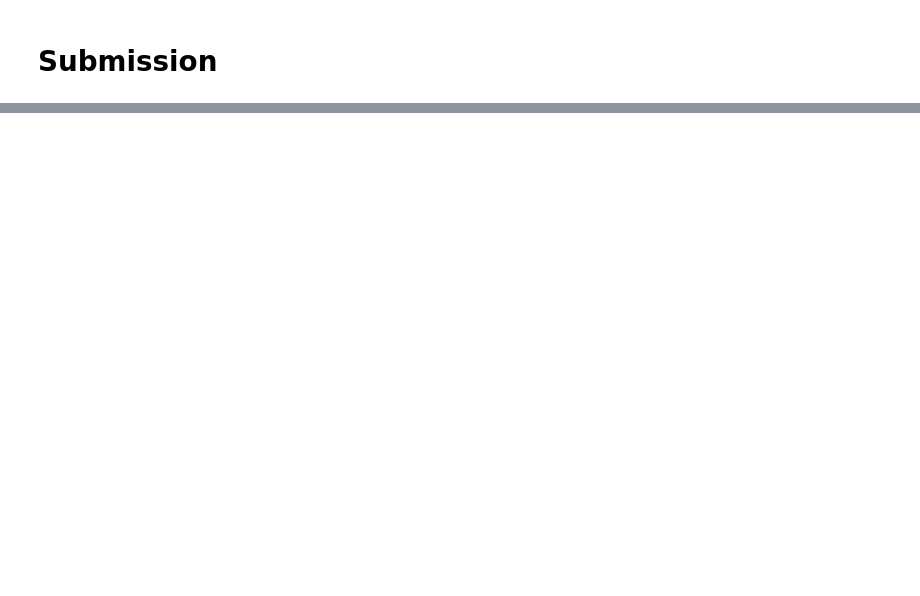
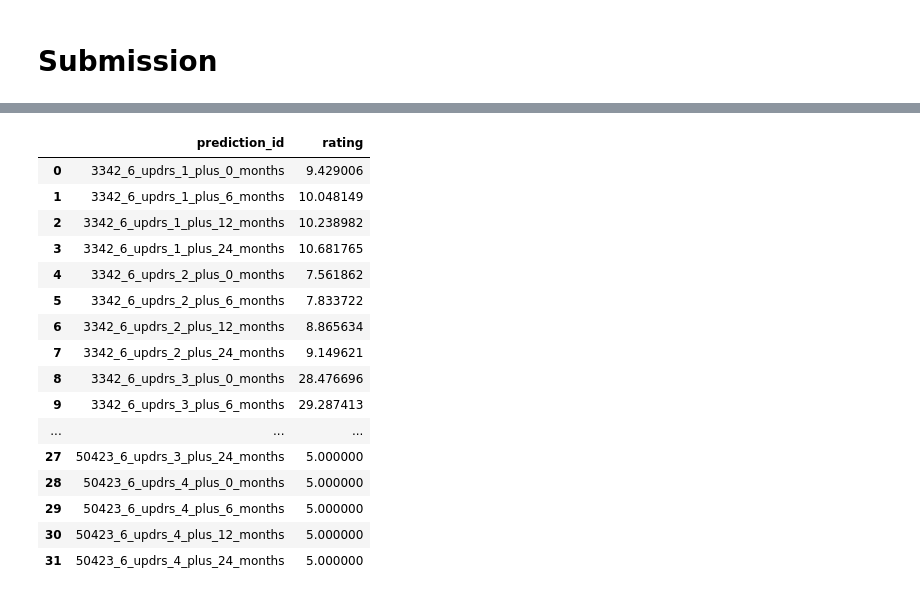
Before and after one commit to hyguozz/blog, a Jupyter notebook: amp-prot-peptide-network-deeplearning.ipynb, the cells around one changed output, grey strips where cells are left out. Cells and saved outputs as stored; diff of their text form; code cells hidden in the pictures; blank space fills up the shorter version.

```diff
--- a/amp-prot-peptide-network-deeplearning.ipynb
+++ b/amp-prot-peptide-network-deeplearning.ipynb
@@ -702,7 +700,7 @@ target_list_sub = ['updrs_1_plus_0_months','updrs_2_plus_0_months','updrs_3_plus
                    'updrs_1_plus_24_months','updrs_2_plus_24_months','updrs_3_plus_24_months', 'updrs_4_plus_24_months']
 
 for (test, test_peptides, test_proteins, sample_submission) in iter_test:
-    sample_submission.loc[:,'rating'] =0.0
+    sample_submission.loc[:,'rating'] =5
     Prot_Peptides_df = pd.merge(test_proteins, test_peptides, on = ['visit_id','UniProt'], how = 'left')
     #Prot_Peptides_df = Prot_Peptides_df[['visit_id','UniProt','NPX','Peptide','PeptideAbundance']]
     #df_filtered2 = Prot_Peptides_df[Prot_Peptides_df['UniProt'].isin(uniprots_to_select)]
@@ -787,0 +786,20 @@ This version of the API is not optimized and should not be used to estimate the
+# %%
+sample_submission
+# %% [output]
+|  | prediction_id | rating |
+| 0 | 3342_6_updrs_1_plus_0_months | 9.429006 |
+| 1 | 3342_6_updrs_1_plus_6_months | 10.048149 |
+| 2 | 3342_6_updrs_1_plus_12_months | 10.238982 |
+| 3 | 3342_6_updrs_1_plus_24_months | 10.681765 |
+| 4 | 3342_6_updrs_2_plus_0_months | 7.561862 |
+| 5 | 3342_6_updrs_2_plus_6_months | 7.833722 |
+| 6 | 3342_6_updrs_2_plus_12_months | 8.865634 |
+| 7 | 3342_6_updrs_2_plus_24_months | 9.149621 |
+| 8 | 3342_6_updrs_3_plus_0_months | 28.476696 |
+| 9 | 3342_6_updrs_3_plus_6_months | 29.287413 |
+| ... | ... | ... |
+| 27 | 50423_6_updrs_3_plus_24_months | 5.000000 |
+| 28 | 50423_6_updrs_4_plus_0_months | 5.000000 |
+| 29 | 50423_6_updrs_4_plus_6_months | 5.000000 |
+| 30 | 50423_6_updrs_4_plus_12_months | 5.000000 |
+| 31 | 50423_6_updrs_4_plus_24_months | 5.000000 |
```
Also changed, not shown: parts of 5 cells of this notebook.
